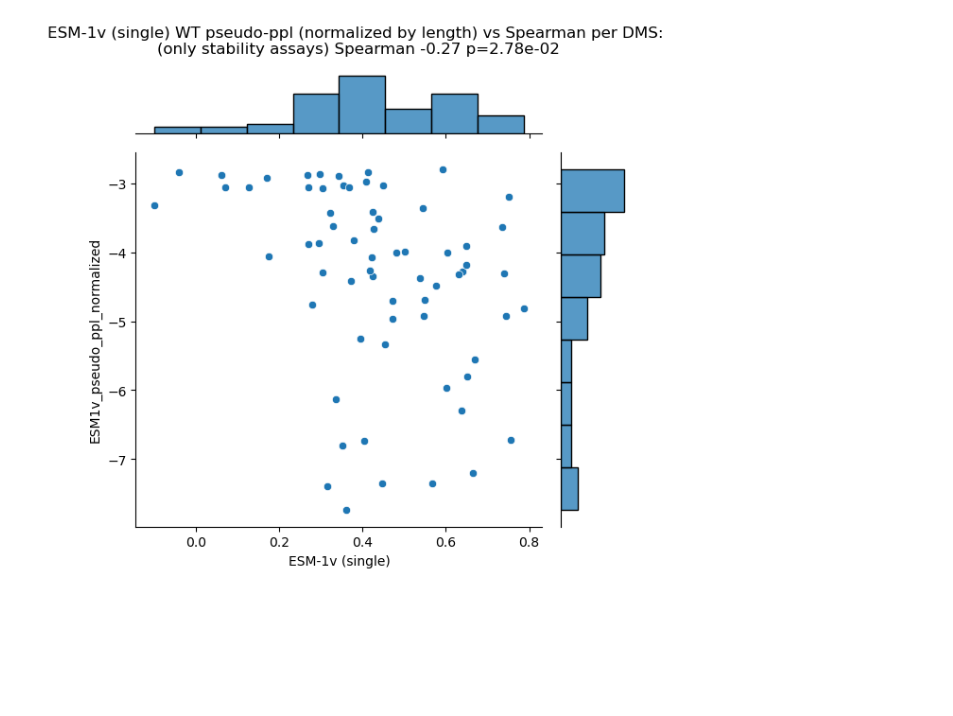
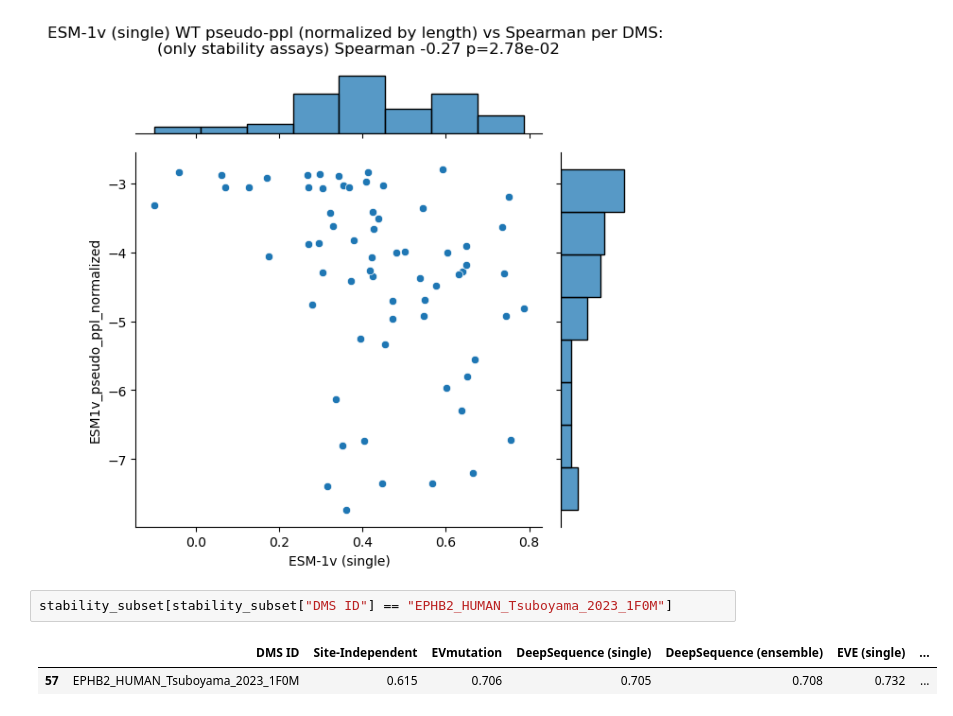
Before and after one commit to loodvn/ProteinGym, a Jupyter notebook: notebooks/analyse_wt_scores.ipynb, the cells around one changed output. Cells and saved outputs as stored; diff of their text form; blank space fills up the shorter version.

```diff
--- a/notebooks/analyse_wt_scores.ipynb
+++ b/notebooks/analyse_wt_scores.ipynb
@@ -482,3 +482,8 @@ plt.tight_layout()
 plt.show()  # TODO check that outlier
 # %% [output]
 [figure]
+# %%
+stability_subset[stability_subset["DMS ID"] == "EPHB2_HUMAN_Tsuboyama_2023_1F0M"]
+# %% [output]
+|  | DMS ID | Site-Independent | EVmutation | DeepSequence (single) | DeepSequence (ensemble) | EVE (single) | ... |
+| 57 | EPHB2_HUMAN_Tsuboyama_2023_1F0M | 0.615 | 0.706 | 0.705 | 0.708 | 0.732 | ... |
```
Also changed, not shown: parts of 3 cells of this notebook, 3 other files.
